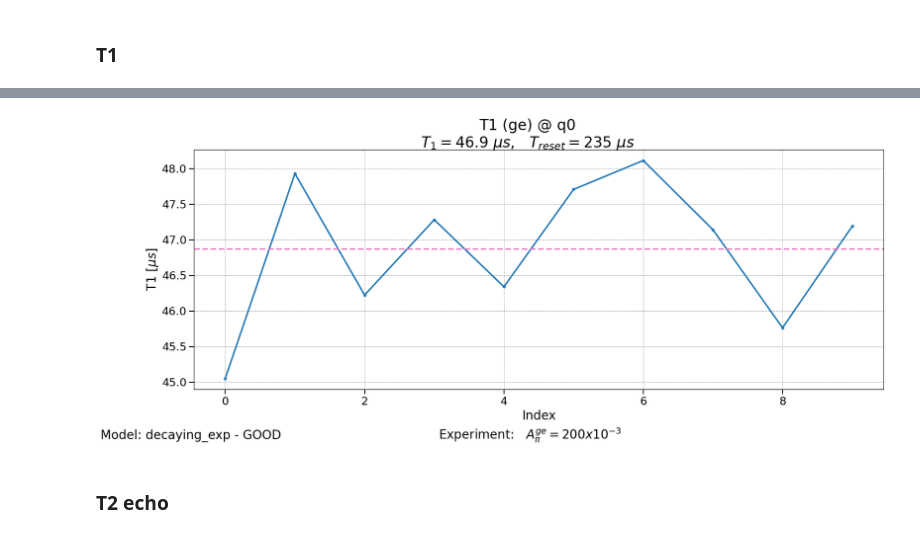
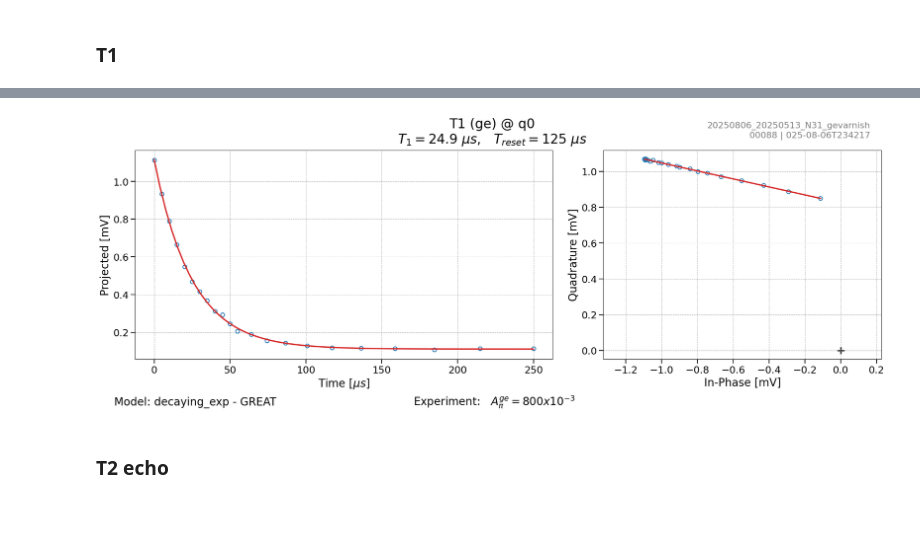
Before and after one commit to SQIL-EPFL/sqil-experiments, a Jupyter notebook: sqil_experiments/measurements/measure.ipynb, the cells around one changed output, grey strips where cells are left out. Saved outputs shown, nothing was run; the diff lists cells and outputs as text; code cells hidden in the pictures.

```diff
--- a/sqil_experiments/measurements/measure.ipynb
+++ b/sqil_experiments/measurements/measure.ipynb
@@ -202,7 +203,7 @@ options.count = 2**11
 T1_exp = T1()
 result = T1_exp.run(
     [time],
-    sweeps={"index": np.arange(10)},
+    # sweeps={"index": np.arange(2)},
     options=options,
 )
 # %% [output]
@@ -235,4 +237,4 @@ result = T1_exp.run(
-[figure, old version]
+[figure, new version]
 # %% [markdown]
 ### T2 echo
 # %%
```
Also changed, not shown: parts of 10 cells of this notebook, 5 other files.
